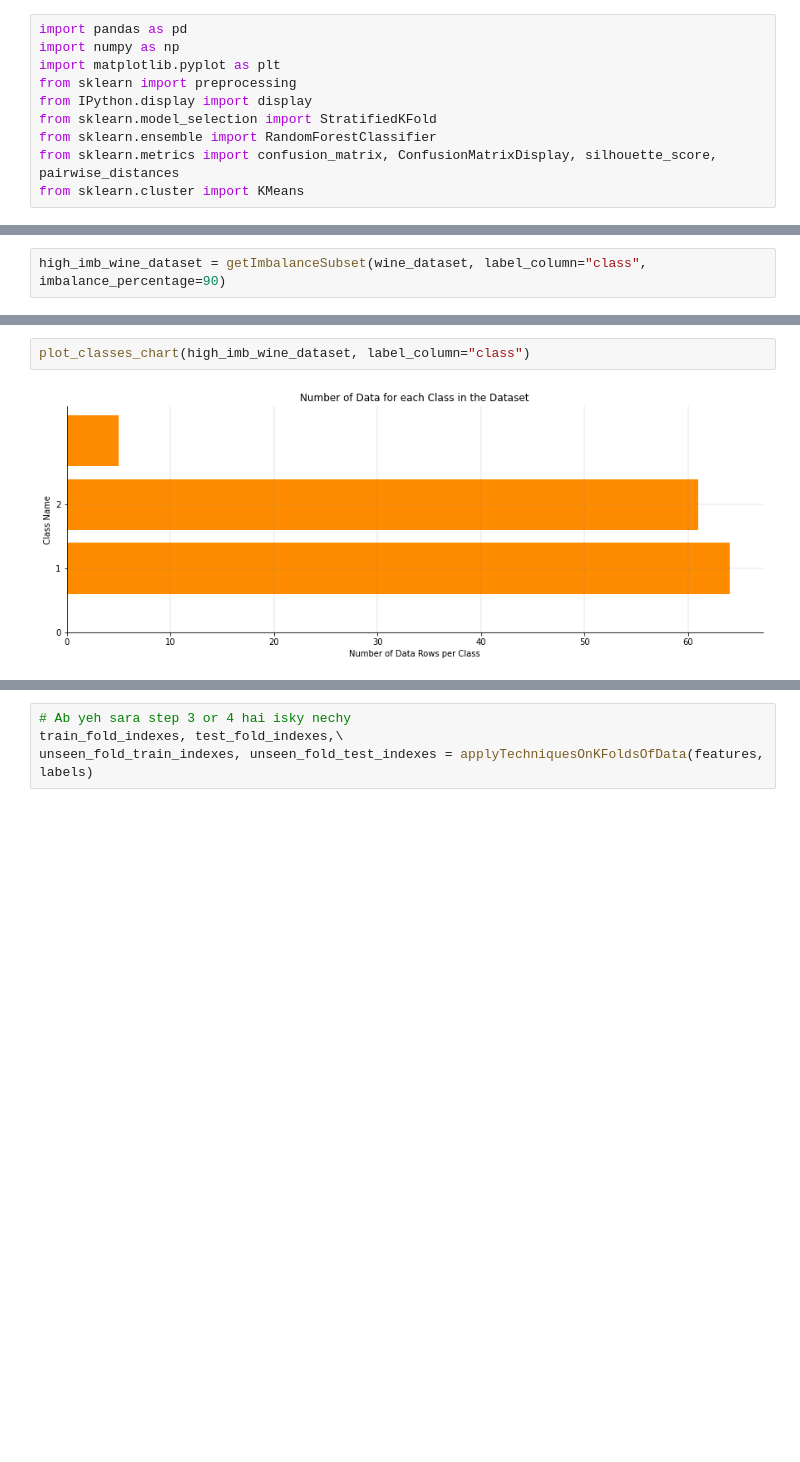
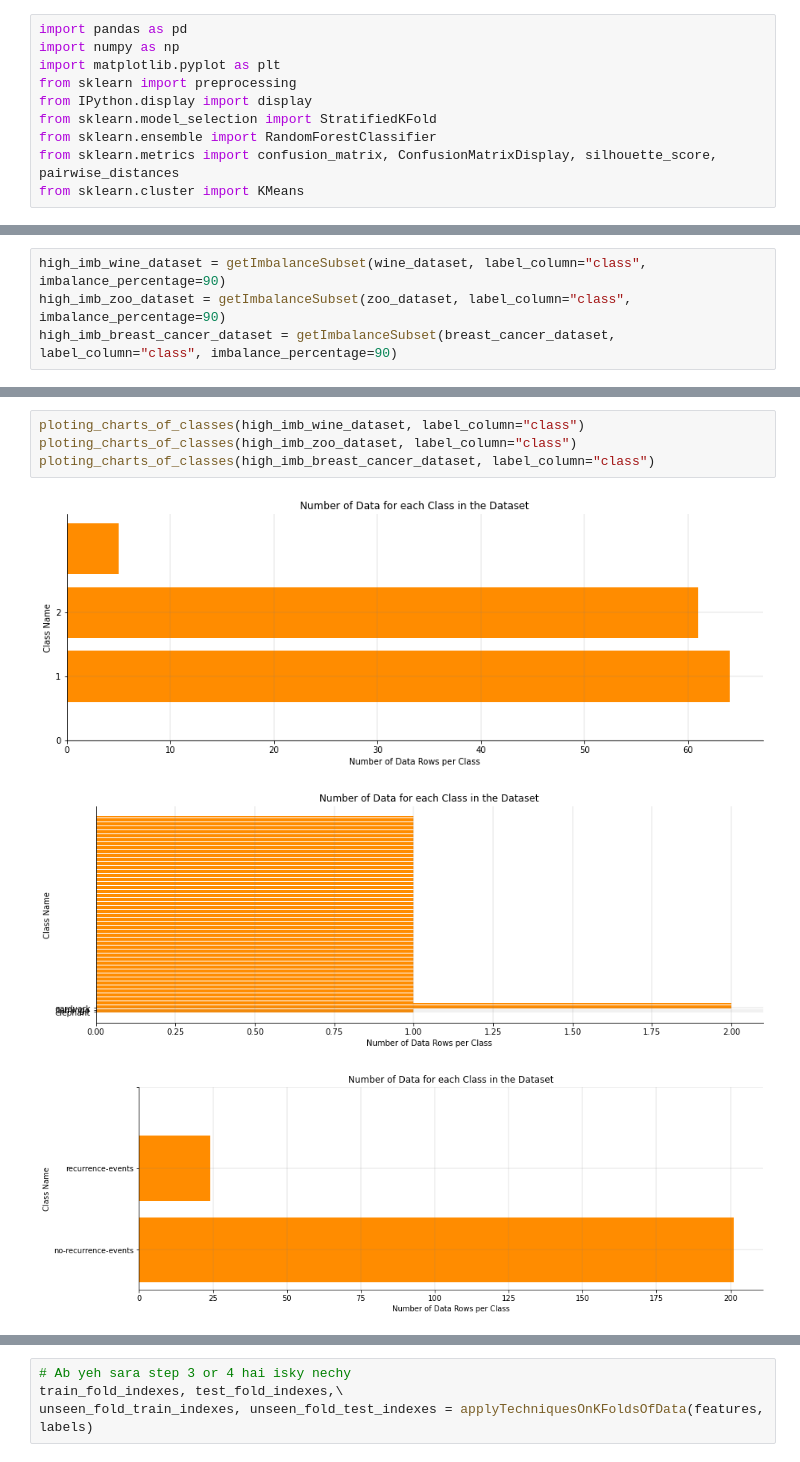
Before and after one commit to aroos0786/wordcount, a Jupyter notebook: python1234.ipynb, the cells around one changed output, grey strips where cells are left out. Cells and saved outputs as stored; diff of their text form; blank space fills up the shorter version.

```diff
--- a/python1234.ipynb
+++ b/python1234.ipynb
@@ -231,5 +443,7 @@ plot_classes_chart(mid_imb_wine_dataset, label_column="class")
 # %%
 high_imb_wine_dataset = getImbalanceSubset(wine_dataset, label_column="class", imbalance_percentage=90)
+high_imb_zoo_dataset = getImbalanceSubset(zoo_dataset, label_column="class", imbalance_percentage=90)
+high_imb_breast_cancer_dataset = getImbalanceSubset(breast_cancer_dataset, label_column="class", imbalance_percentage=90)
 # %% [output]
 A value is trying to be set on a copy of a slice from a DataFrame
 
@@ -253,5 +515,9 @@ Data Rows for each class:
-# %%
-plot_classes_chart(high_imb_wine_dataset, label_column="class")
-# %% [output]
-[figure, removed]
+# %%
+ploting_charts_of_classes(high_imb_wine_dataset, label_column="class")
+ploting_charts_of_classes(high_imb_zoo_dataset, label_column="class")
+ploting_charts_of_classes(high_imb_breast_cancer_dataset, label_column="class")
+# %% [output]
+[figure, added]
+[figure, added]
+[figure, added]
 # %%
```
Also changed, not shown: parts of 19 cells of this notebook.
